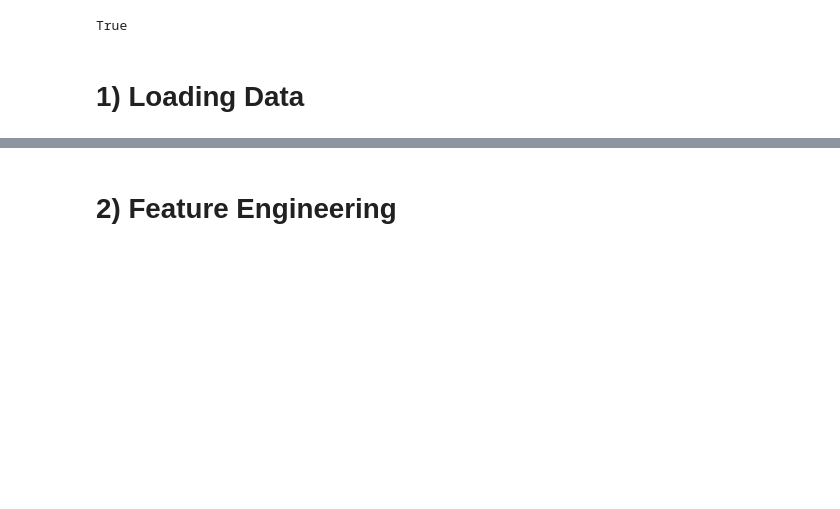
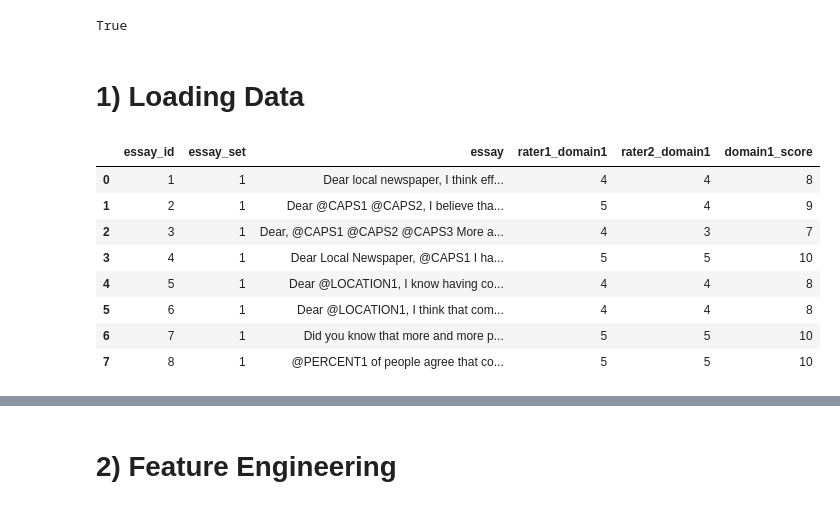
Before and after one commit to chmuneebshan/Automated-Grading-of-Exam-Papers-Using-Fusion-based-LSTM-Architecture, a Jupyter notebook: Code/Feature Engineering.ipynb, the cells around one changed output, grey strips where cells are left out. Cells and saved outputs as stored; diff of their text form; code cells hidden in the pictures; blank space fills up the shorter version.

```diff
--- a/Code/Feature Engineering.ipynb
+++ b/Code/Feature Engineering.ipynb
@@ -52,3 +139,15 @@ columns_to_keep = ['essay_id', 'essay_set', 'essay', 'rater1_domain1', 'rater2_d
                    'domain1_score']
 
 train_data = train_data[columns_to_keep]
+# %%
+train_data.head(8)
+# %% [output]
+|  | essay_id | essay_set | essay | rater1_domain1 | rater2_domain1 | domain1_score |
+| 0 | 1 | 1 | Dear local newspaper, I think eff... | 4 | 4 | 8 |
+| 1 | 2 | 1 | Dear @CAPS1 @CAPS2, I believe tha... | 5 | 4 | 9 |
+| 2 | 3 | 1 | Dear, @CAPS1 @CAPS2 @CAPS3 More a... | 4 | 3 | 7 |
+| 3 | 4 | 1 | Dear Local Newspaper, @CAPS1 I ha... | 5 | 5 | 10 |
+| 4 | 5 | 1 | Dear @LOCATION1, I know having co... | 4 | 4 | 8 |
+| 5 | 6 | 1 | Dear @LOCATION1, I think that com... | 4 | 4 | 8 |
+| 6 | 7 | 1 | Did you know that more and more p... | 5 | 5 | 10 |
+| 7 | 8 | 1 | @PERCENT1 of people agree that co... | 5 | 5 | 10 |
```
Also changed, not shown: parts of 10 cells of this notebook, 14 other files.
